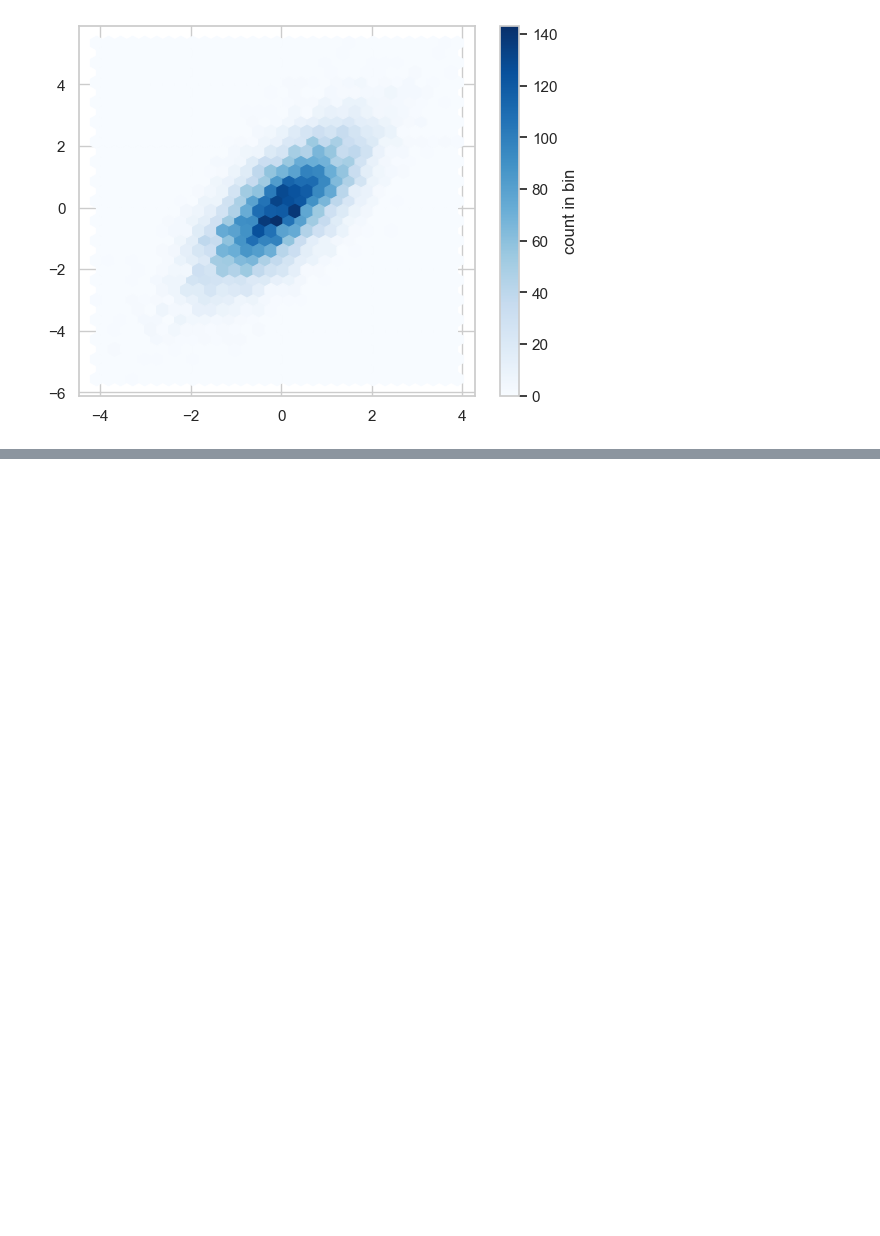
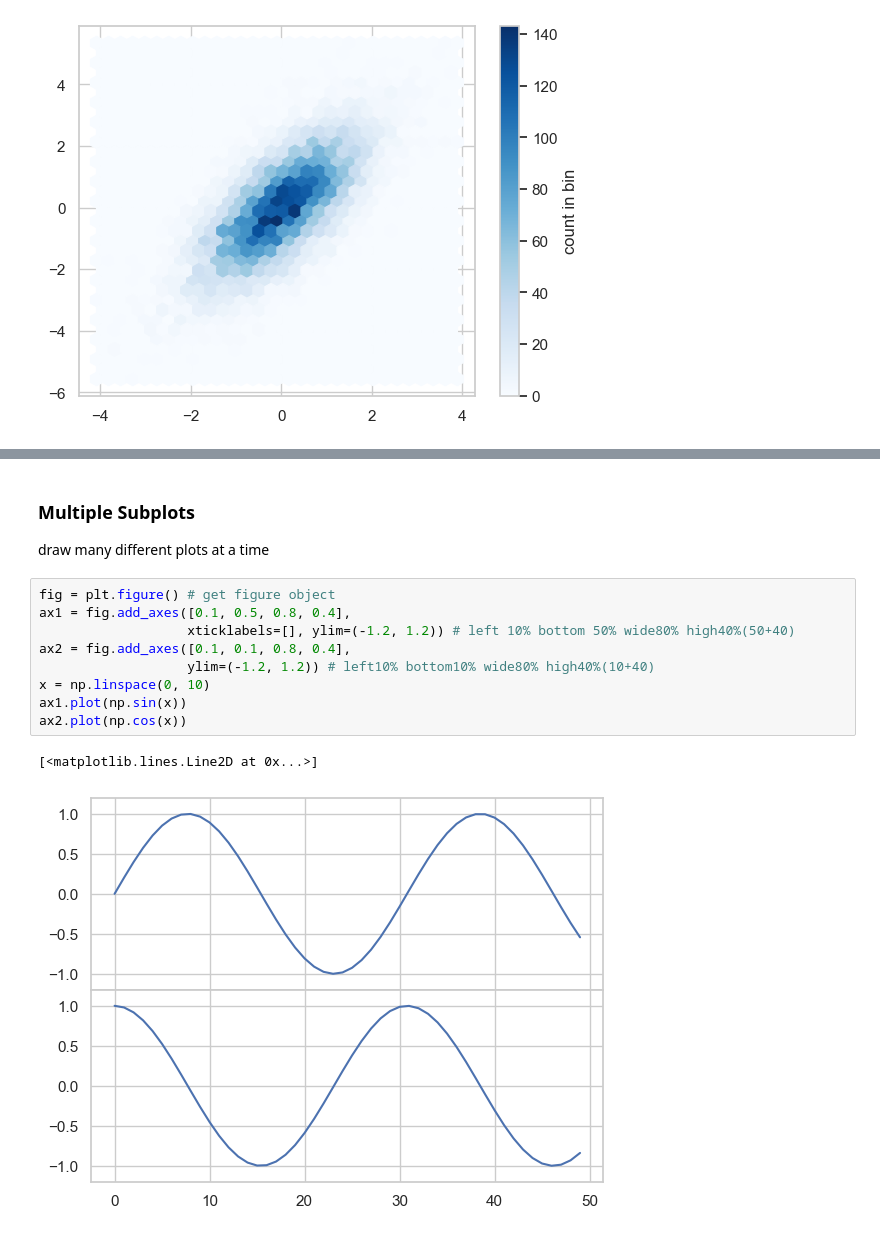
Before and after one commit to wbytt/plearn, a Jupyter notebook: datasci.ipynb, the cells around one changed output, grey strips where cells are left out. Saved outputs shown, nothing was run; the diff lists cells and outputs as text; blank space fills up the shorter version.

```diff
--- a/datasci.ipynb
+++ b/datasci.ipynb
@@ -1209,0 +1234,15 @@ cb = plt.colorbar(label='count in bin')
+# %% [markdown]
+### Multiple Subplots
+draw many different plots at a time
+# %%
+fig = plt.figure() # get figure object
+ax1 = fig.add_axes([0.1, 0.5, 0.8, 0.4],
+                   xticklabels=[], ylim=(-1.2, 1.2)) # left 10% bottom 50% wide80% high40%(50+40)
+ax2 = fig.add_axes([0.1, 0.1, 0.8, 0.4],
+                   ylim=(-1.2, 1.2)) # left10% bottom10% wide80% high40%(10+40)
+x = np.linspace(0, 10)
+ax1.plot(np.sin(x))
+ax2.plot(np.cos(x))
+# %% [output]
+[<matplotlib.lines.Line2D at 0x...>]
+[figure, added]
```
Also changed, not shown: parts of 15 cells of this notebook.
